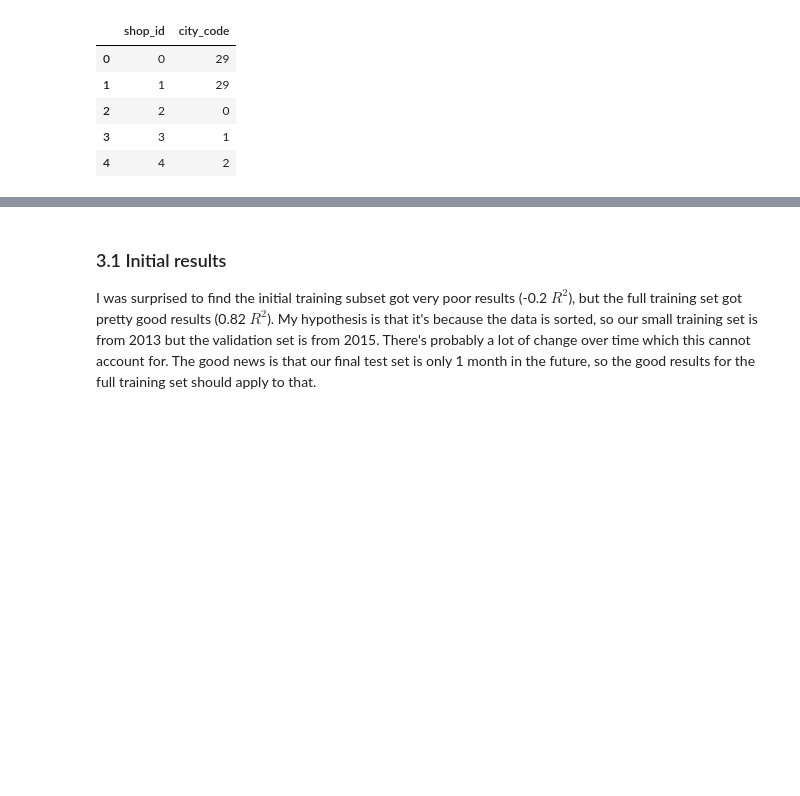
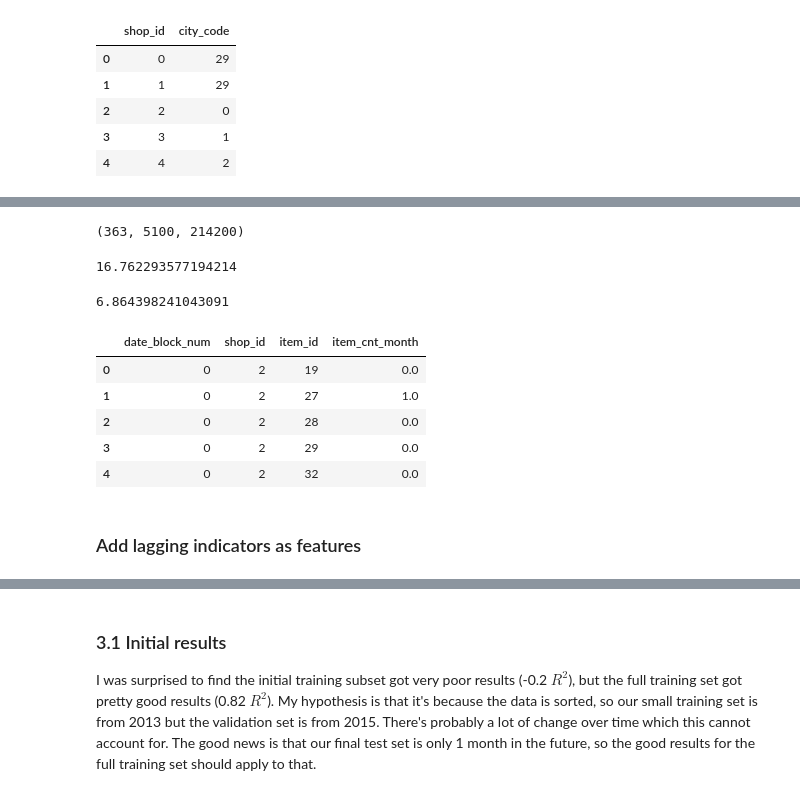
Before and after one commit to robwil/randomforest-playground, a Jupyter notebook: kaggle-predict-future-sales.ipynb, the cells around one changed output, grey strips where cells are left out. Drawn from its saved outputs; the diff is of its cells as text; code cells hidden in the pictures; blank space fills up the shorter version.

```diff
--- a/kaggle-predict-future-sales.ipynb
+++ b/kaggle-predict-future-sales.ipynb
@@ -159,0 +173,47 @@ shops.head()
+# %%
+len(list(set(df_test.item_id) - set(df_test.item_id).intersection(set(df_raw.item_id)))), len(list(set(df_test.item_id))), len(df_test)
+# %% [output]
+(363, 5100, 214200)
+# %%
+from itertools import product
+
+ts = time.time()
+matrix = []
+cols = ['date_block_num','shop_id','item_id']
+for i in range(34): # date_block_num is from [0,33]
+    sales = df_raw[df_raw.date_block_num==i]
+    matrix.append(np.array(list(product([i], sales.shop_id.unique(), sales.item_id.unique())), dtype='int16'))
+
+matrix = pd.DataFrame(np.vstack(matrix), columns=cols)
+matrix['date_block_num'] = matrix['date_block_num'].astype(np.int8)
+matrix['shop_id'] = matrix['shop_id'].astype(np.int8)
+matrix['item_id'] = matrix['item_id'].astype(np.int16)
+matrix.sort_values(cols,inplace=True)
+time.time() - ts
+# %% [output]
+16.762293577194214
+# %%
+df_raw['revenue'] = df_raw['item_price'] * df_raw['item_cnt_day']
+# %%
+ts = time.time()
+group = df_raw.groupby(['date_block_num','shop_id','item_id']).agg({'item_cnt_day': ['sum']})
+group.columns = ['item_cnt_month']
+group.reset_index(inplace=True)
+
+matrix = pd.merge(matrix, group, on=cols, how='left')
+matrix['item_cnt_month'] = (matrix['item_cnt_month']
+                                .fillna(0)
+                                .clip(0,20) # NB clip target here
+                                .astype(np.float16))
+time.time() - ts
+# %% [output]
+6.864398241043091
+# %%
+matrix.head()
+# %% [output]
+|  | date_block_num | shop_id | item_id | item_cnt_month |
+| 0 | 0 | 2 | 19 | 0.0 |
+| 1 | 0 | 2 | 27 | 1.0 |
+| 2 | 0 | 2 | 28 | 0.0 |
+| 3 | 0 | 2 | 29 | 0.0 |
+| 4 | 0 | 2 | 32 | 0.0 |
@@ -159,0 +240,2 @@ shops.head()
+# %% [markdown]
+### Add lagging indicators as features
```
Also changed, not shown: parts of 29 cells of this notebook.
